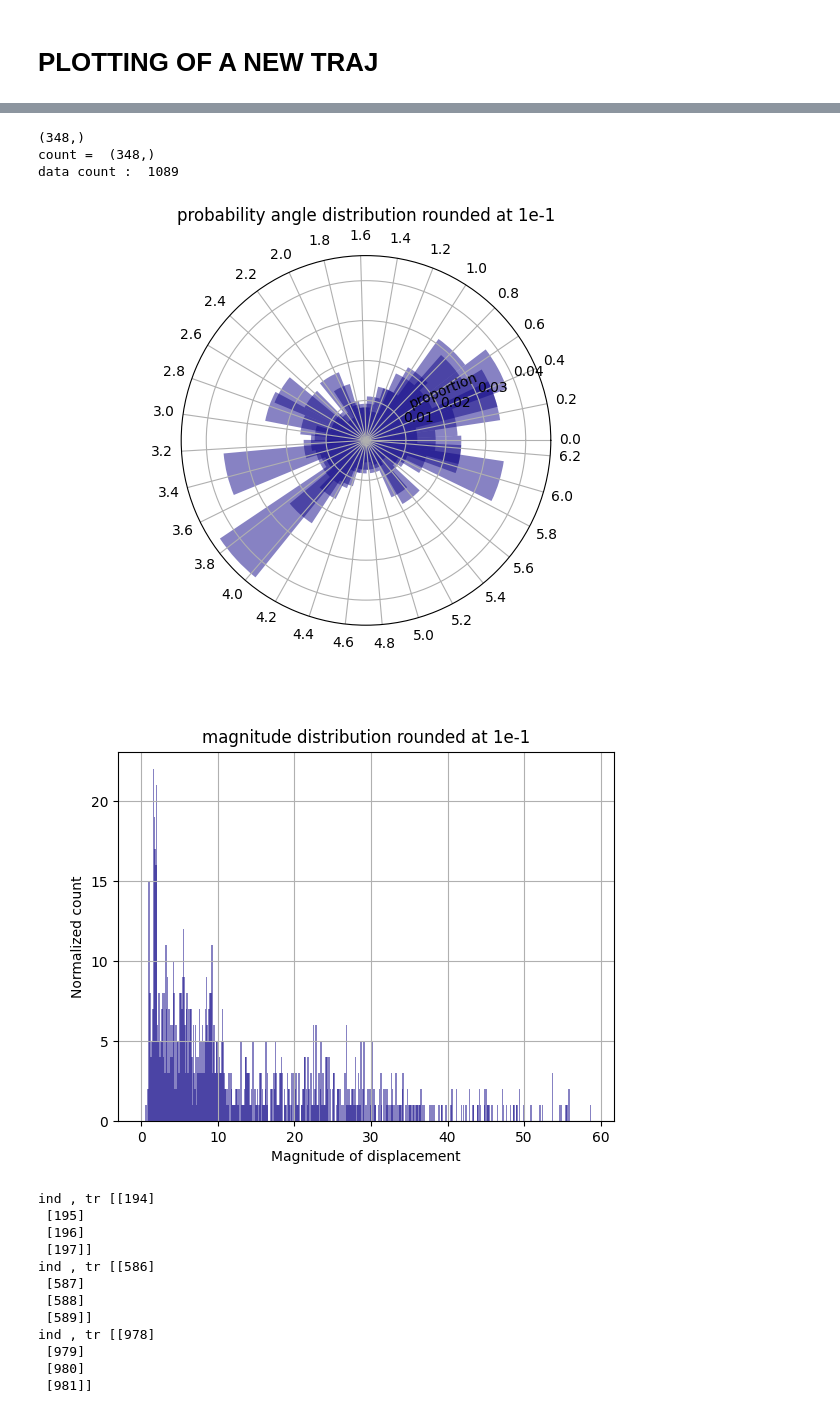
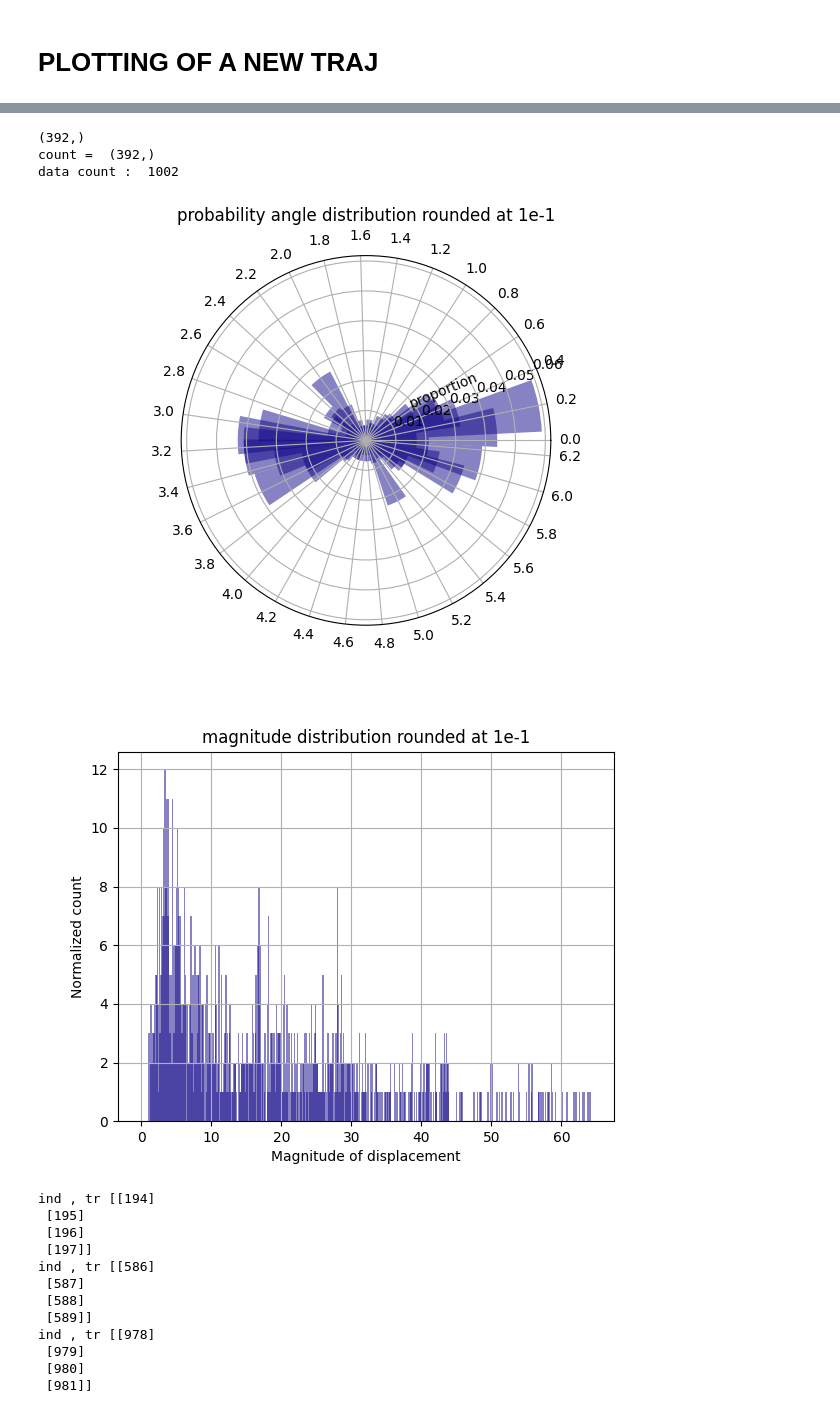
Before and after one commit to joaoMartinSaquet/smartDarts, a Jupyter notebook: smartdarts/jupyter/viz.ipynb, the cells around one changed output, grey strips where cells are left out. Saved outputs shown, nothing was run; the diff lists cells and outputs as text; code cells hidden in the pictures.

```diff
--- a/smartdarts/jupyter/viz.ipynb
+++ b/smartdarts/jupyter/viz.ipynb
@@ -266,7 +266,7 @@ def plot_trajectory(time, pos_x, pos_y, disp_x, disp_y, x_target, y_target):
 # def get_by_target_reaching(time, disp_x, disp_y, x_target, y_target):
 #     target = np.vstack((x_target, y_target))
 # %%
-file = "model_trace_2x2_5h2025-05-22T13:25:52.log"
+file = "model_trace_2x2_5h2025-05-28T06:56:00.log"
 # file = "human_trace_2x2_5h.log"
 
 
@@ -294,8 +294,8 @@ print("data count : ", len(time))
-(348,)
-count =  (348,)
-data count :  1089
+(392,)
+count =  (392,)
+data count :  1002
-[figure, old version]
+[figure, new version]
-[figure, old version]
+[figure, new version]
 # %%
 import numpy as np
 
```
Also changed, not shown: parts of 6 cells of this notebook, 8 other files.
